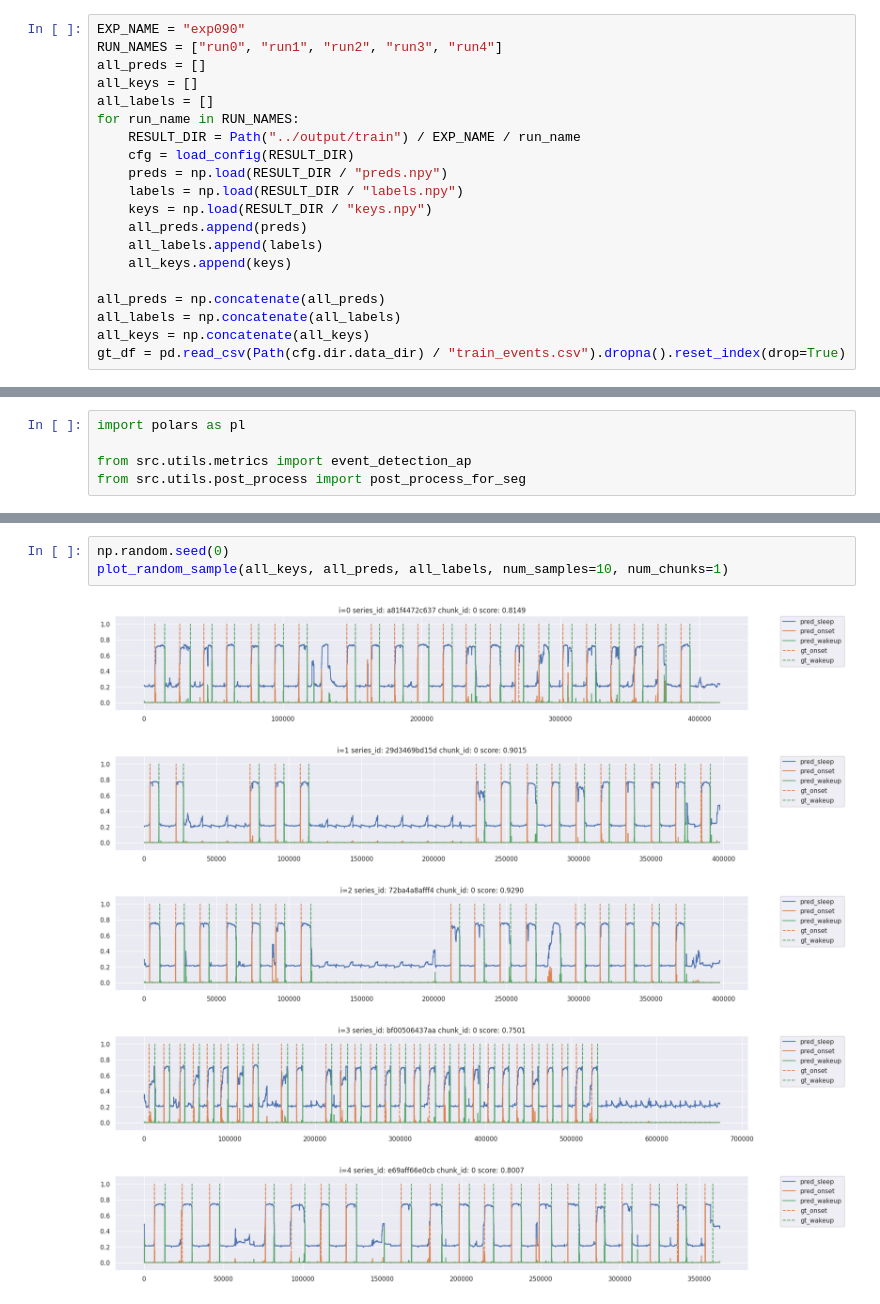
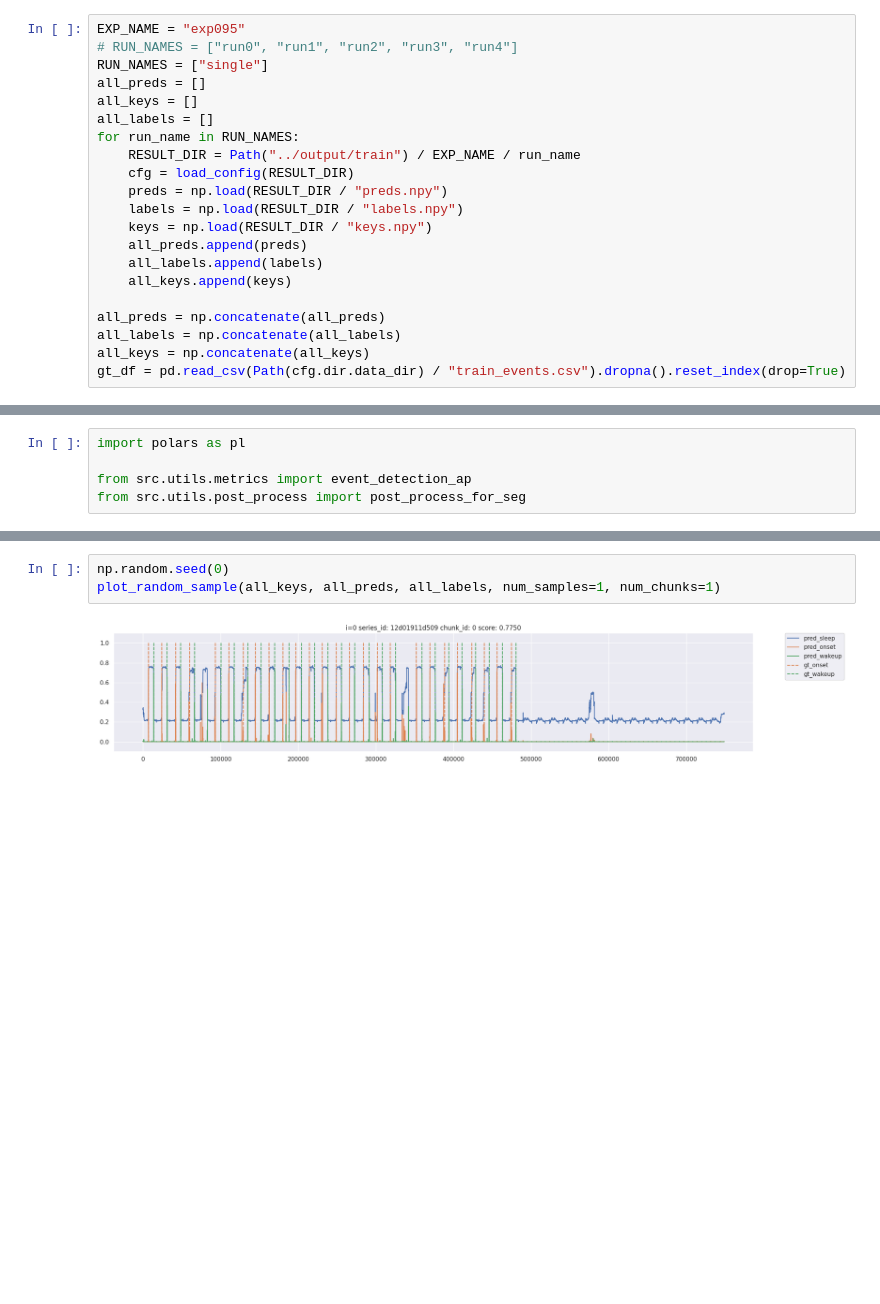
Before and after one commit to kuto5046/kaggle-sleep-v2, a Jupyter notebook: notebook/error_analysis.ipynb, the cells around one changed output, grey strips where cells are left out. Saved outputs shown, nothing was run; the diff lists cells and outputs as text; blank space fills up the shorter version.

```diff
--- a/notebook/error_analysis.ipynb
+++ b/notebook/error_analysis.ipynb
@@ -27,8 +27,9 @@ def load_config(result_dir: Path):
 
     return cfg
 # %%
-EXP_NAME = "exp090"
-RUN_NAMES = ["run0", "run1", "run2", "run3", "run4"]
+EXP_NAME = "exp095"
+# RUN_NAMES = ["run0", "run1", "run2", "run3", "run4"]
+RUN_NAMES = ["single"]
 all_preds = []
 all_keys = []
 all_labels = []
@@ -118,10 +142,6 @@ def plot_random_sample(keys, preds, labels, num_samples=1, num_chunks=10):
     plt.tight_layout()
 # %%
 np.random.seed(0)
-plot_random_sample(all_keys, all_preds, all_labels, num_samples=10, num_chunks=1)
+plot_random_sample(all_keys, all_preds, all_labels, num_samples=1, num_chunks=1)
 # %% [output]
-[figure, old version]
+[figure, new version]
-[figure, removed]
-[figure, removed]
-[figure, removed]
-[figure, removed]
```
Also changed, not shown: parts of 2 cells of this notebook, 1 other file.
